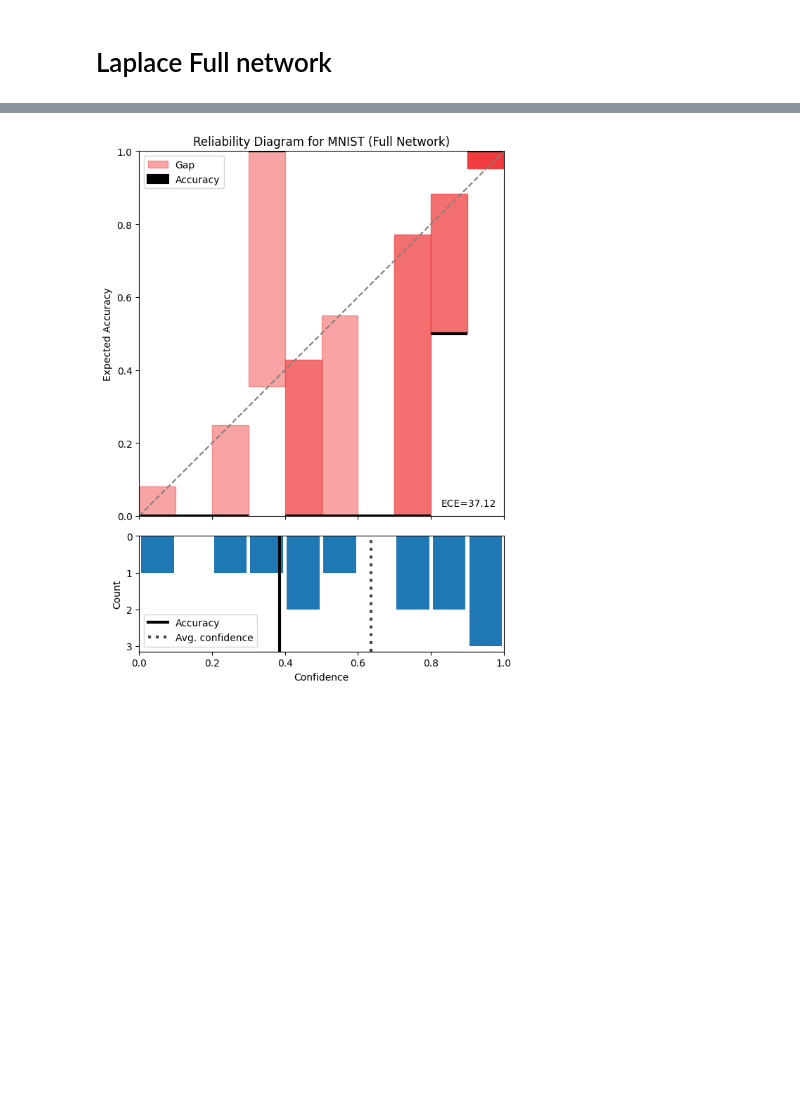
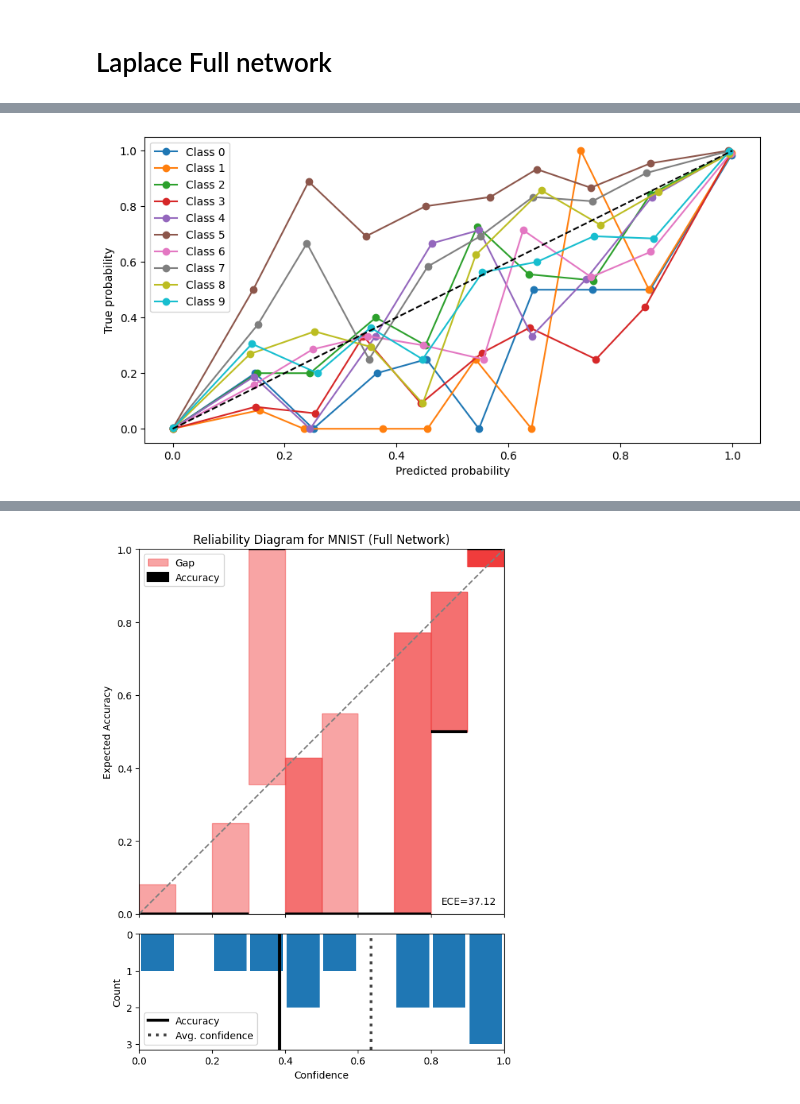
Before and after one commit to ksheersagaragrawal/LotteryTicketPruning, a Jupyter notebook: playTest/laplace.ipynb, the cells around one changed output, grey strips where cells are left out. Cells and saved outputs as stored; diff of their text form; code cells hidden in the pictures; blank space fills up the shorter version.

```diff
--- a/playTest/laplace.ipynb
+++ b/playTest/laplace.ipynb
@@ -223,7 +308,7 @@ la_model = get_model()
 # subnetwork_mask.select()
 # subnetwork_indices = subnetwork_mask.indices
 
-la = Laplace(la_model, 'classification', subset_of_weights='all', hessian_structure='all')
+la = Laplace(la_model, 'classification', subset_of_weights='all', hessian_structure='diag')
 la.fit(train_loader)
 # %%
 optimizer = optim.Adam(la_model.parameters(), lr=0.001)
@@ -257,0 +343,17 @@ print(acc_laplace)
+# %%
+import sklearn.calibration as skcal
+
+fig, ax = plt.subplots(figsize=(10, 5))
+
+for i in range(10):
+	probs_laplace = predict(test_loader, la_model, laplace=False)[:, i]
+	(p_true, p_pred) = skcal.calibration_curve(targets == i, probs_laplace, n_bins=10)
+
+	ax.plot(p_pred, p_true, marker='o', label=f'Class {i}')
+ax.plot([0, 1], [0, 1], linestyle='--', color='black')
+ax.set_xlabel('Predicted probability')
+ax.set_ylabel('True probability')
+ax.legend()
+plt.show()
+# %% [output]
+[figure, added]
```
Also changed, not shown: parts of 16 cells of this notebook, 4 other files.
